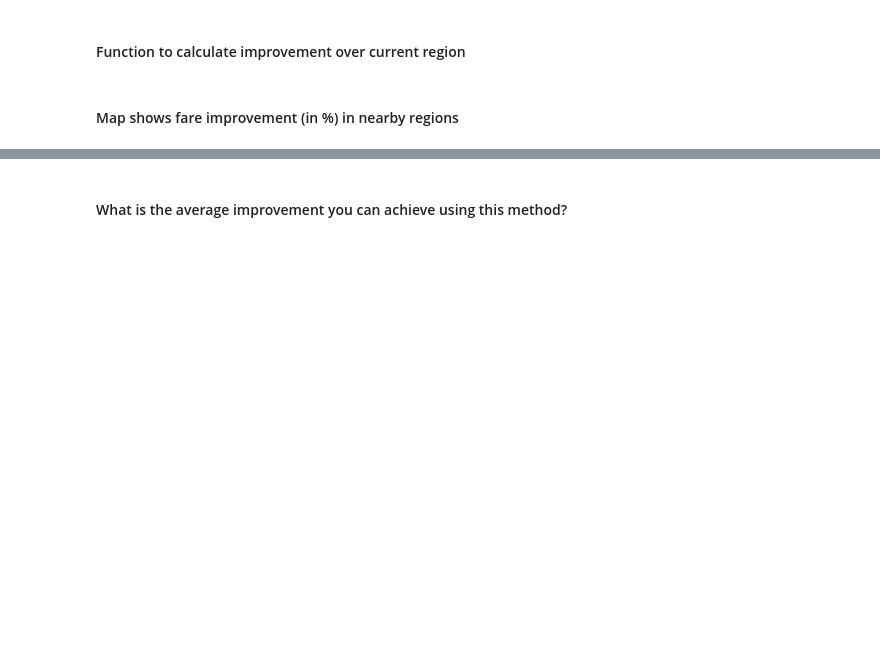
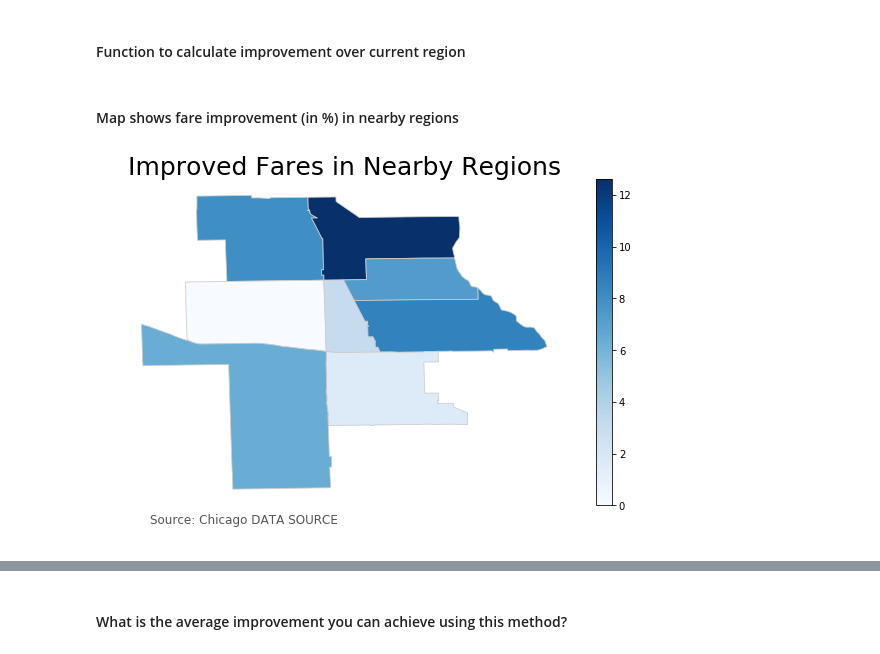
Before and after one commit to SEDeLeo/TDI-project, a Jupyter notebook: TDI Proposal - Chicago Rideshare.ipynb, the cells around one changed output, grey strips where cells are left out. Cells and saved outputs as stored; diff of their text form; code cells hidden in the pictures; blank space fills up the shorter version.

Commit message:
added plots

```diff
--- a/TDI Proposal - Chicago Rideshare.ipynb
+++ b/TDI Proposal - Chicago Rideshare.ipynb
@@ -22,7 +22,7 @@ Loading BokehJS ...
 # %% [markdown]
 ### Get data
 # %%
-filename = 'TDI/Transportation_Network_Providers_Trips.csv'
+filename = 'Transportation_Network_Providers_Trips.csv'
 raw_df = pd.read_csv(filename,
 #                      nrows=10000,
                      usecols=['Trip ID',
@@ -118,7 +115,5 @@ nn_dict = {1: [2,77], 2 : [1,4,13,77], 3 : [4,5,6,77], 4 : [2,3,5,6,13,14,16,77]
            72: [70,71,73,74,75], 73: [44,49,71,73,75], 74: [72,75], 75: [49,53,72,73,74], 76: [10,17], 77: [1,2,3,4]
           }
 # %%
-time_df = raw_df[['Trip ID', 'Pickup Community Area','Dropoff Community Area','Trip Start Timestamp','Fare','Tip','Trip Total']].copy()
-time_df['new_timestamp'] = time_df['Trip Start Timestamp'].apply(lambda x : datetime.strptime(x,"%m/%d/%Y %I:%M:%S %p"))
-time_df.reset_index(inplace=True, drop=True)
-time_df['hour'] = [x.hour for x in time_df.new_timestamp]
+time_df = raw_df.copy()
+time_df['hour'] = time_df['Trip Start Timestamp'].apply(lambda x : datetime.strptime(x,"%m/%d/%Y %I:%M:%S %p").hour)
@@ -175,7 +175,7 @@ def get_improvement(region, hour):
     return imp
 # %%
 def plot_optimal_neighbor(region, hour):
-    shapefile = 'TDI/Boundaries - Community Areas (current)/geo_export_8e0443c6-f7e4-49a6-b221-6511227b65da.shp'
+    shapefile = 'Boundaries - Community Areas (current)/geo_export_8e0443c6-f7e4-49a6-b221-6511227b65da.shp'
     #Read shapefile using Geopandas
     gdf = gpd.read_file(shapefile) [['community', 'area_numbe', 'geometry']]
 
@@ -212,5 +212,9 @@ def plot_optimal_neighbor(region, hour):
     cbar = fig.colorbar(sm)
 # %% [markdown]
 #### Map shows fare improvement (in %) in nearby regions
+# %%
+plot_optimal_neighbor(20, 8)
+# %% [output]
+[figure, added]
 # %%
 plot_optimal_neighbor(20, 20)
```
Also changed, not shown: parts of 9 cells of this notebook.
